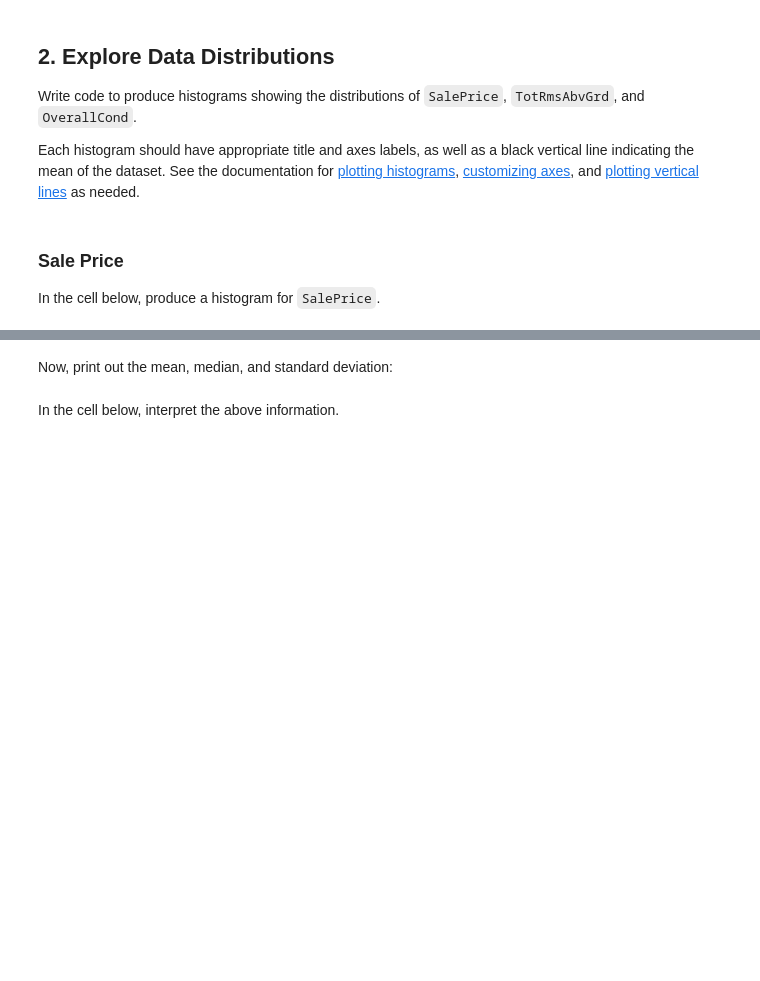
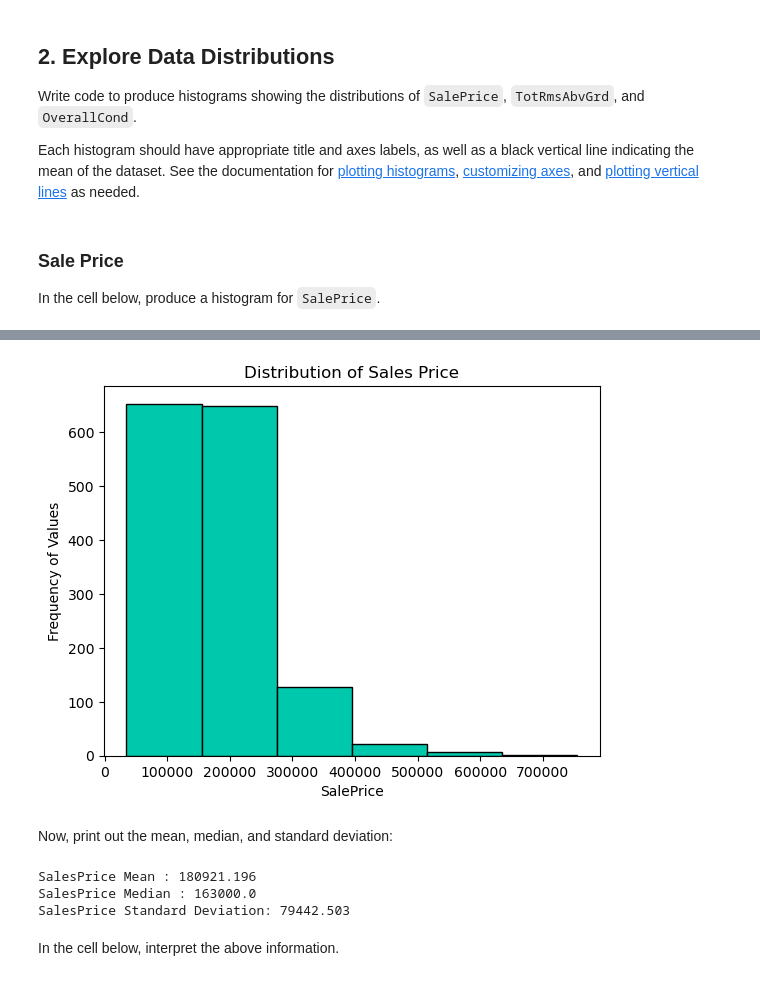
Before and after one commit to Pauline-lab/dsc-pandas-eda-lab, a Jupyter notebook: index.ipynb, the cells around one changed output, grey strips where cells are left out. Saved outputs shown, nothing was run; the diff lists cells and outputs as text; code cells hidden in the pictures; blank space fills up the shorter version.

```diff
--- a/index.ipynb
+++ b/index.ipynb
@@ -204,2 +206,24 @@ In the cell below, produce a histogram for `SalePrice`.
+# %%
+# Generates a histogram for Saleprice
+
+#Import matplotlib,pyplot for ploting the histogram
+import matplotlib.pyplot as plt
+
+#Filters data to only display Salesprice column
+salesprice = df.loc[:, 'SalePrice']
+#Plot the histogram
+plt.hist(salesprice, bins= 6, edgecolor = 'black', color="#00C8AD")
+
+plt.xlabel('SalePrice')
+plt.ylabel('Frequency of Values')
+plt.title('Distribution of Sales Price')
+plt.show()
+
+
+
+
+# df.head()
+# %% [output]
+[figure, added]
 # %% [markdown]
 Now, print out the mean, median, and standard deviation:
@@ -208,3 +230,23 @@ Now, print out the mean, median, and standard deviation:
+# %%
+# The below code computes the salesprice, rounds off the values to three decimal places and prints out the values.
+
+# Salesprice Mean
+SalesPrice_mean = round(salesprice.mean(),3)
+
+# Salesprice median
+SalesPrice_median = round(salesprice.median(),3)
+
+# SalesPrice Standard deviation
+SalesPrice_Stdv = round(salesprice.std(),3)
+
+# Prints out the results
+print("SalesPrice Mean :", SalesPrice_mean)
+print("SalesPrice Median :", SalesPrice_median)
+print("SalesPrice Standard Deviation:", SalesPrice_Stdv)
+# %% [output]
+SalesPrice Mean : 180921.196
+SalesPrice Median : 163000.0
+SalesPrice Standard Deviation: 79442.503
 # %% [markdown]
 In the cell below, interpret the above information.
 # %%
```
Also changed, not shown: parts of 16 cells of this notebook.
